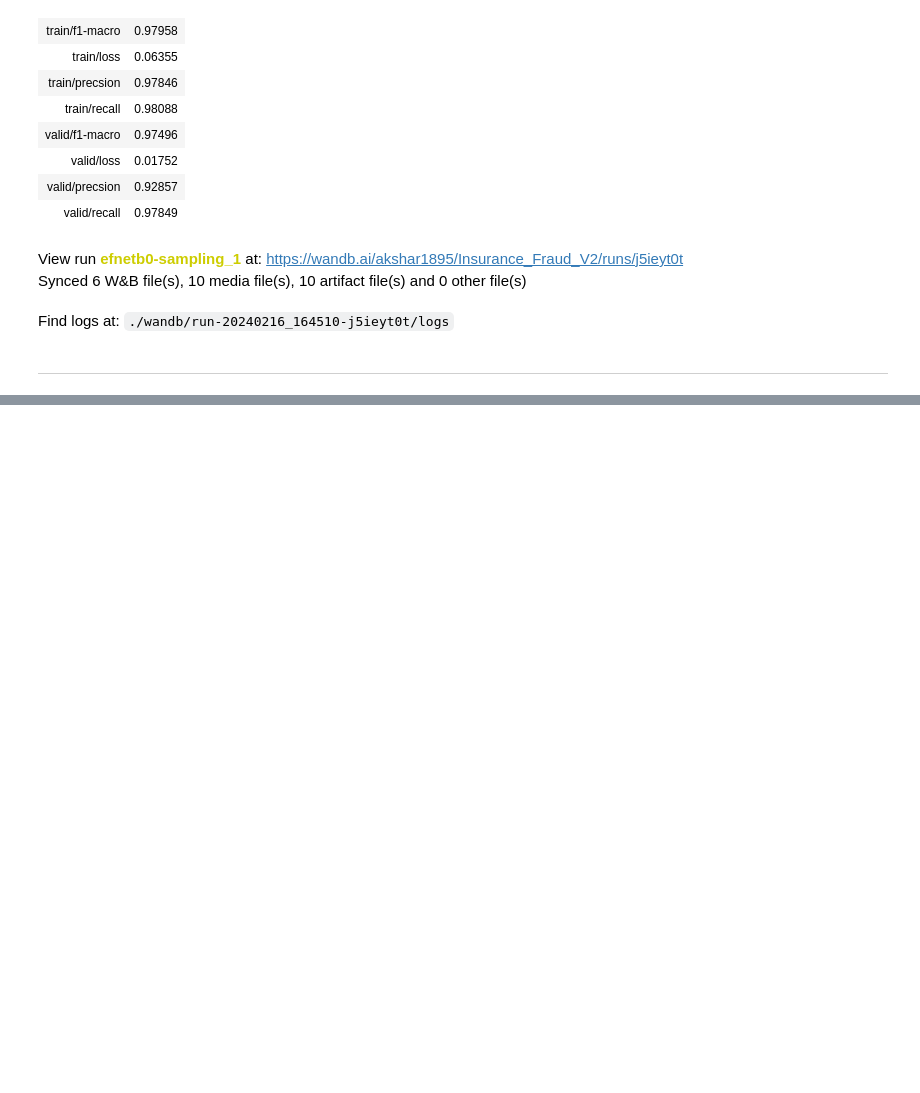
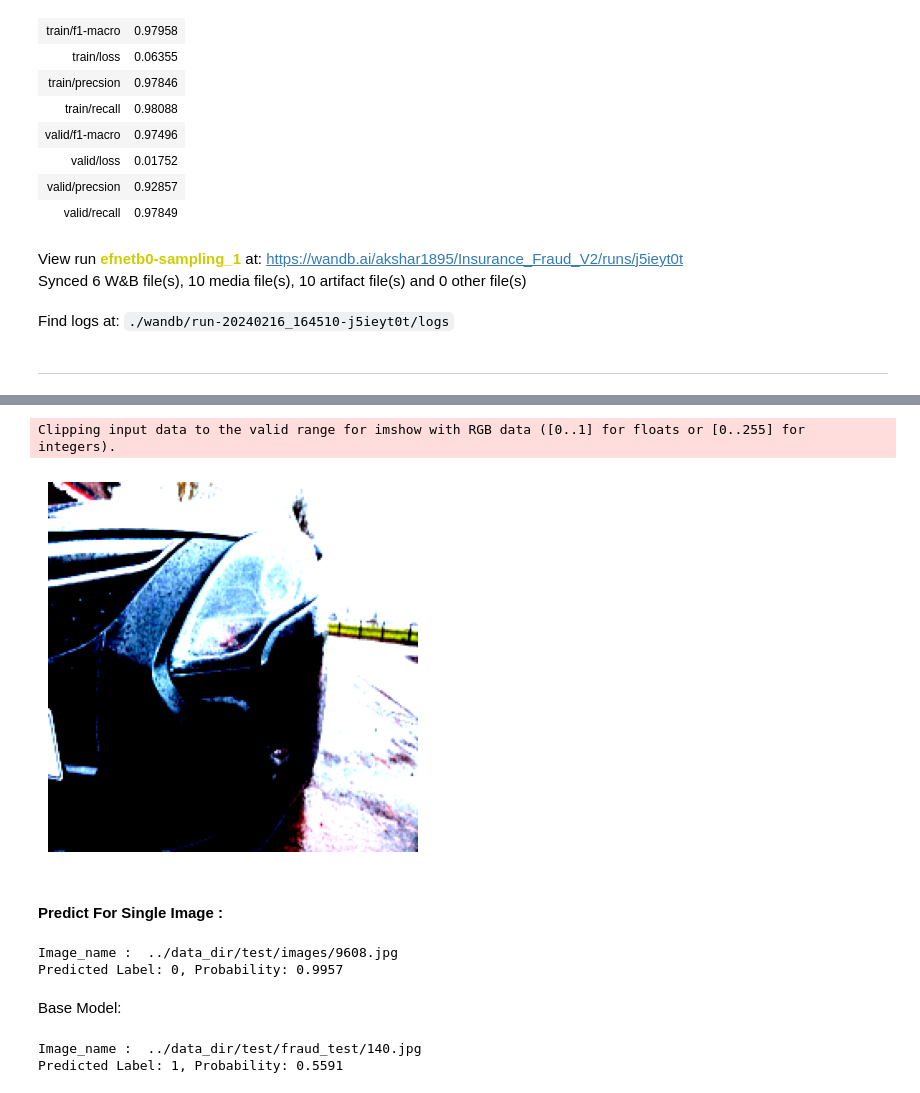
Before and after one commit to aksharjoshii/Car-Insurance-Fraud-Detection-App, a Jupyter notebook: research/clf_model1.ipynb, the cells around one changed output, grey strips where cells are left out. Cells and saved outputs as stored; diff of their text form; code cells hidden in the pictures; blank space fills up the shorter version.

Commit message:
updated notebook with prediction expt

```diff
--- a/research/clf_model1.ipynb
+++ b/research/clf_model1.ipynb
@@ -448,0 +560,25 @@ ________________________________
+# %%
+# apply same transform for pre processing
+transform = A.Compose([
+    A.Normalize(mean=[0.485, 0.456, 0.406], std=[0.229, 0.224, 0.225]),
+    A.Resize(height=224, width=224, interpolation=cv2.INTER_AREA),
+    ToTensorV2()
+])
+# %%
+# Load the image using OpenCV
+image = cv2.imread(random_image_file)
+image = cv2.cvtColor(image, cv2.COLOR_BGR2RGB)  # Convert BGR to RGB
+
+# Apply the Albumentations transformation
+transformed_image = transform(image=image)['image']
+# Transpose the dimensions to (224, 224, 3)
+transformed_image = np.transpose(transformed_image, (1, 2, 0))
+# Display the transformed image using matplotlib
+plt.imshow(transformed_image)
+plt.axis('off')  # Turn off axis labels and ticks
+plt.show()
+# %% [output]
+Clipping input data to the valid range for imshow with RGB data ([0..1] for floats or [0..255] for integers).
+[figure, added]
+# %% [markdown]
+#### **Predict For Single Image :**
@@ -448,0 +603,26 @@ ________________________________
+# %%
+test_path = '../data_dir/test/images'
+image_files = glob.glob(os.path.join(test_path,'*.jpg'))
+# Select a random image file
+random_image_file = random.choice(image_files)
+print('Image_name : ',random_image_file)
+image_path = random_image_file
+predicted_label, probability = predict_single_image(image_path, model1, device='cuda')
+print(f"Predicted Label: {predicted_label}, Probability: {probability:.4f}")
+# %% [output]
+Image_name :  ../data_dir/test/images/9608.jpg
+Predicted Label: 0, Probability: 0.9957
+# %% [markdown]
+Base Model:
+# %%
+test_path = '../data_dir/test/fraud_test'
+image_files = glob.glob(os.path.join(test_path,'*.jpg'))
+# Select a random image file
+random_image_file = random.choice(image_files)
+print('Image_name : ',random_image_file)
+image_path = random_image_file
+predicted_label, probability_class = predict_single_image(image_path, base_efnet, device='cuda')
+print(f"Predicted Label: {predicted_label}, Probability: {probability_class:.4f}")
+# %% [output]
+Image_name :  ../data_dir/test/fraud_test/140.jpg
+Predicted Label: 1, Probability: 0.5591
```
Also changed, not shown: parts of 27 cells of this notebook.
